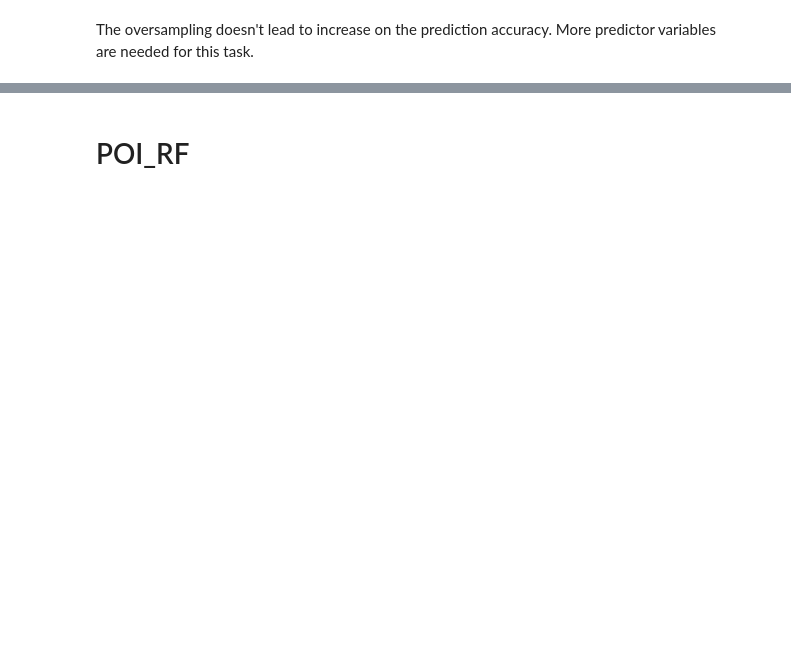
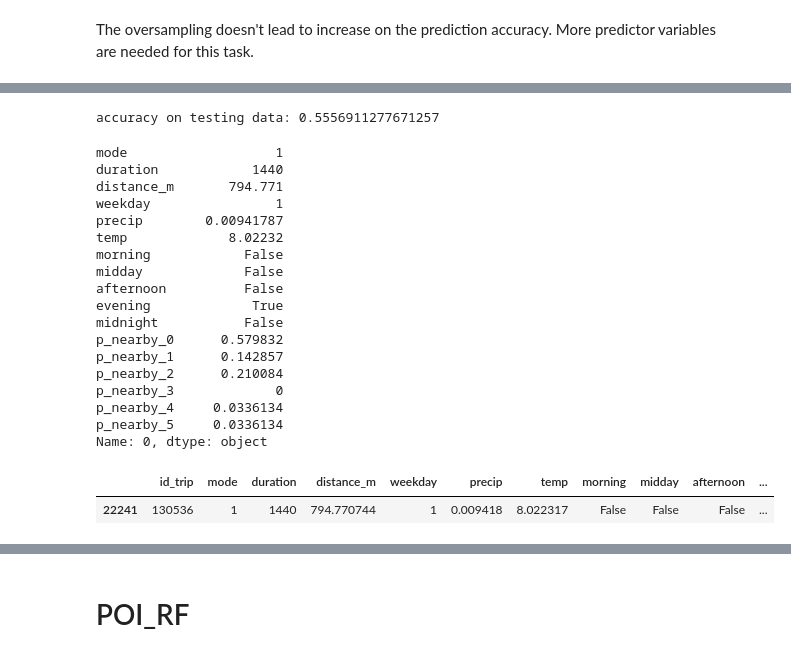
Before and after one commit to Thomasjkeel/Trip_Purpose_Classification, a Jupyter notebook: Notebooks/models/Models_RF.ipynb, the cells around one changed output, grey strips where cells are left out. Drawn from its saved outputs; the diff is of its cells as text; code cells hidden in the pictures; blank space fills up the shorter version.

```diff
--- a/Notebooks/models/Models_RF.ipynb
+++ b/Notebooks/models/Models_RF.ipynb
@@ -574,0 +666,32 @@ The oversampling doesn't lead to increase on the prediction accuracy. More predi
+# %%
+# carry out modelling
+rf, rf_accuracy_test, rf_preds = run_rf(X_train, X_test, y_train, y_test,\
+                                                        n_estimators=200, max_depth=20)
+print('accuracy on testing data:', rf_accuracy_test)
+# %% [output]
+accuracy on testing data: 0.5556911277671257
+# %%
+## DATA CHECK: to see if the ids still match up between the X_test and the original data
+print(X_test.iloc[0])
+X_17.loc[X_17.id_trip == X_test_IDs[0]]
+# %% [output]
+mode                   1
+duration            1440
+distance_m       794.771
+weekday                1
+precip        0.00941787
+temp             8.02232
+morning            False
+midday             False
+afternoon          False
+evening             True
+midnight           False
+p_nearby_0      0.579832
+p_nearby_1      0.142857
+p_nearby_2      0.210084
+p_nearby_3             0
+p_nearby_4     0.0336134
+p_nearby_5     0.0336134
+Name: 0, dtype: object
+|  | id_trip | mode | duration | distance_m | weekday | precip | temp | morning | midday | afternoon | ... |
+| 22241 | 130536 | 1 | 1440 | 794.770744 | 1 | 0.009418 | 8.022317 | False | False | False | ... |
```
Also changed, not shown: parts of 27 cells of this notebook, 26 other files.
